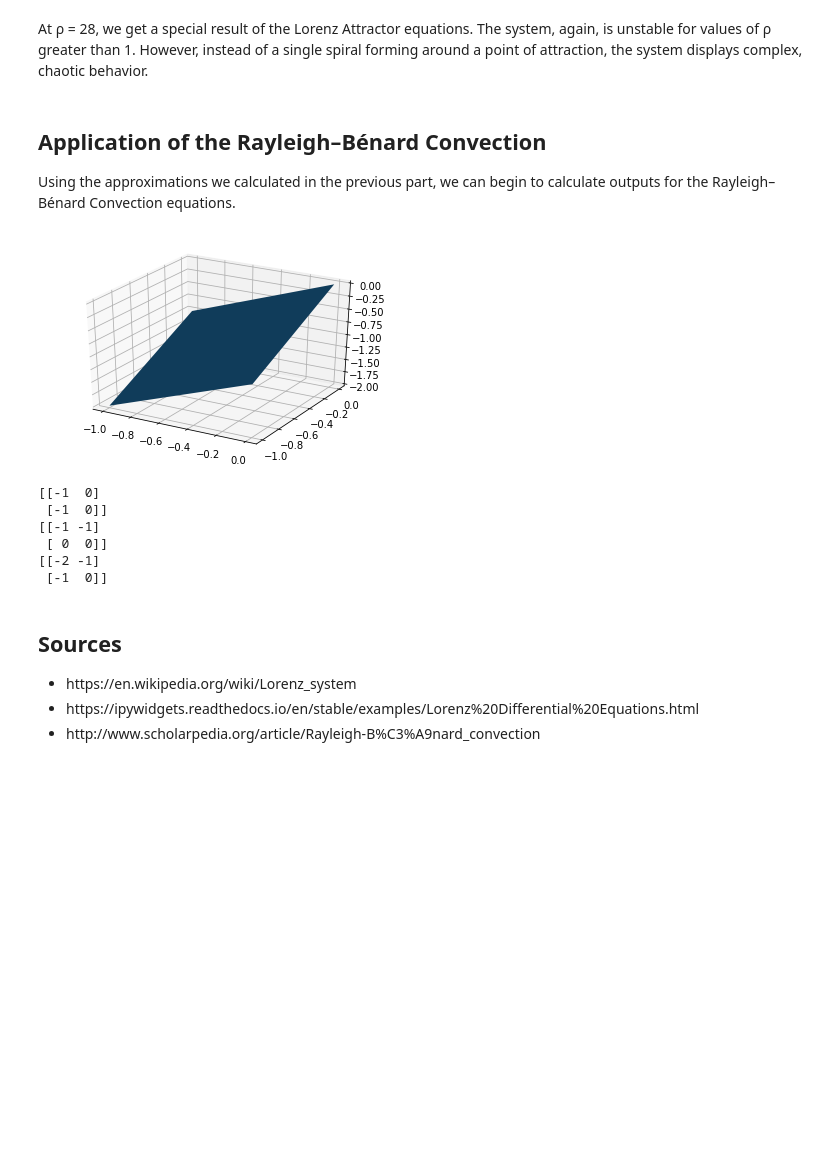
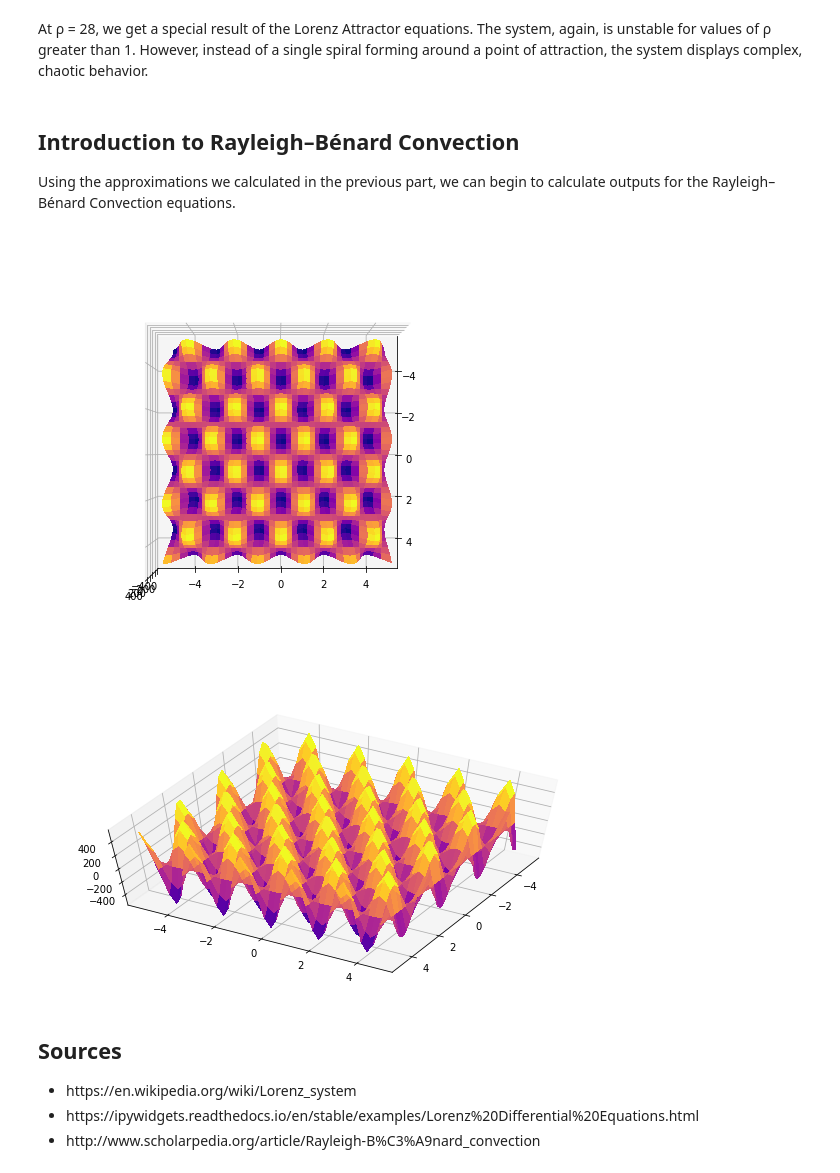
Before and after one commit to eangelcortes/lorenz_eq, a Jupyter notebook: Lorenz Equations 3.0.ipynb, the cells around one changed output. Cells and saved outputs as stored; diff of their text form; code cells hidden in the pictures; blank space fills up the shorter version.

```diff
--- a/Lorenz Equations 3.0.ipynb
+++ b/Lorenz Equations 3.0.ipynb
@@ -192,36 +230,35 @@ ax.plot3D(Y[0],Y[1],Y[2], 'pink'); ax.scatter3D(Y[0], Y[1], Y[2])
 # %% [markdown]
 At ρ = 28, we get a special result of the Lorenz Attractor equations.  The system, again, is unstable for values of ρ greater than 1.  However, instead of a single spiral forming around a point of attraction, the system displays complex, chaotic behavior.
 # %% [markdown]
-<h2>Application of the Rayleigh–Bénard Convection</h2>
+<h2>Introduction to Rayleigh–Bénard Convection</h2>
 Using the approximations we calculated in the previous part, we can begin to calculate outputs for the Rayleigh–Bénard Convection equations.
 # %%
-# If errors occur with calculation, check numpy library for π
 π = math.pi
 q = π/(math.sqrt(2))
 
-ψ = lambda x,z,t: Y[0][t]*math.cos(π*z)*math.sin(q*x)
-θ = lambda x,z,t: Y[1][t]*math.cos(π*z)*math.sin(q*x) + Y[2][t]*math.sin(2*π*z)
+ψ = lambda x,z,t: Y[0][t]*np.matmul(np.cos(π*z),np.sin(q*x))
+θ = lambda x,z,t: Y[1][t]*np.matmul(np.cos(π*z),np.sin(q*x)) + Y[2][t]*np.sin(2*π*z)
-# %%
-fig = plt.figure()
-ax = fig.gca(projection='3d')
-Xp = num.arange(-1, 1, 1)
-Yp= num.arange(-1, 1, 1)
-Xp, Yp = num.meshgrid(Xp, Yp)
-Zp = Xp + Yp
-ax.plot_surface(Xp, Yp, Zp)
-plt.show()
-
-print(Xp)
-print(Yp)
-print(Zp)
-# %% [output]
-[figure, removed]
-[[-1  0]
- [-1  0]]
-[[-1 -1]
- [ 0  0]]
-[[-2 -1]
- [-1  0]]
+# %%
+ρ = 28;
+Y = L_RK4(a,b,α,N)
+
+fig = plt.figure(figsize=(8,8))
+ax = fig.gca(projection='3d')
+ax.view_init(90,0)
+Xp = np.arange(-5, 5, 0.25)
+Zp= np.arange(-5, 5, 0.25)
+Xp, Zp = np.meshgrid(Xp, Zp)
+ax.plot_surface(Xp, Zp, θ(Xp,Zp,20), rstride=1, cstride=1, cmap=plt.get_cmap('plasma'), linewidth=0, antialiased=False)
+plt.show()
+
+fig = plt.figure(figsize=(10,5))
+ax = fig.gca(projection='3d')
+ax.view_init(60,30)
+ax.plot_surface(Xp, Zp, θ(Xp,Zp,20), rstride=1, cstride=1, cmap=plt.get_cmap('plasma'), linewidth=0, antialiased=False)
+plt.show()
+# %% [output]
+[figure, added]
+[figure, added]
 # %% [markdown]
 <h2>Sources</h2>
 
```
Also changed, not shown: parts of 6 cells of this notebook.
